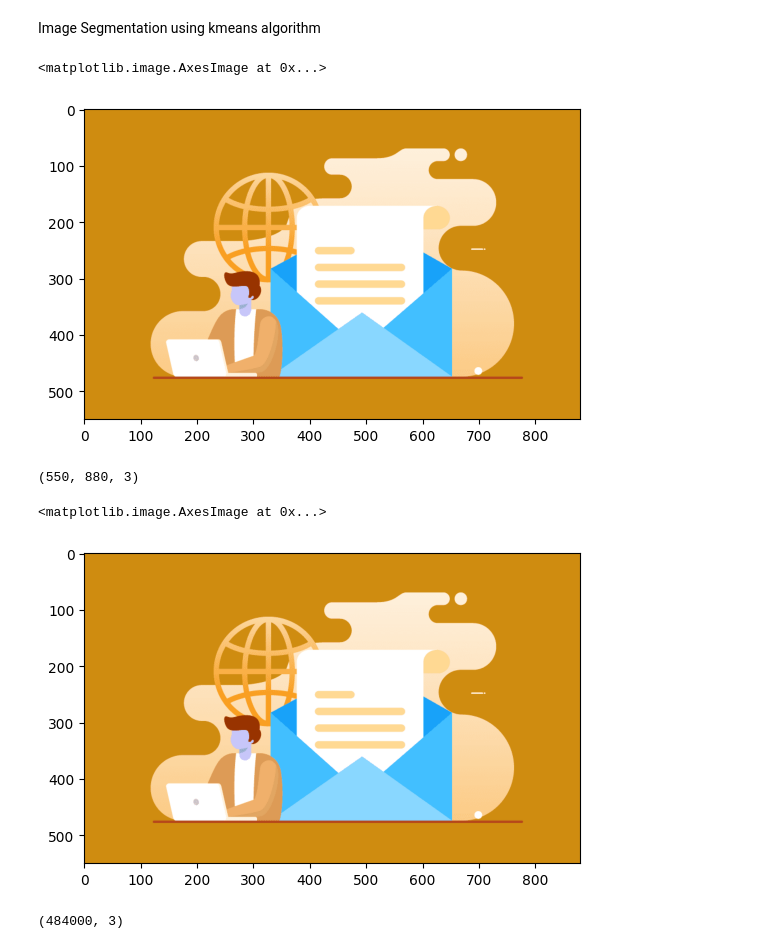
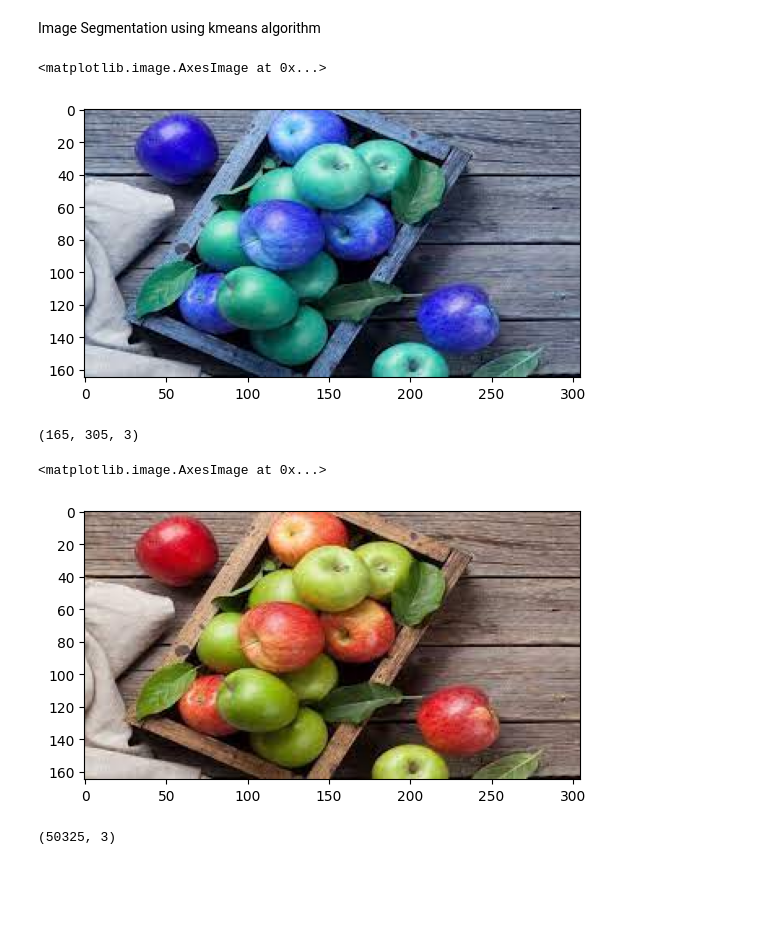
Before and after one commit to Nilay-rawal1/Image-Processing, a Jupyter notebook: module 4/kmeans clustering.ipynb, the cells around one changed output. Drawn from its saved outputs; the diff is of its cells as text; code cells hidden in the pictures; blank space fills up the shorter version.

```diff
--- a/module 4/kmeans clustering.ipynb
+++ b/module 4/kmeans clustering.ipynb
@@ -7,22 +7,22 @@ import matplotlib.pyplot as plt
 %matplotlib inline
 import cv2
 # %%
-img=cv2.imread("sample.png",cv2.IMREAD_UNCHANGED)
+img=cv2.imread("apple.jpeg",cv2.IMREAD_UNCHANGED)
 plt.imshow(img)
 # %% [output]
 <matplotlib.image.AxesImage at 0x...>
-[figure, old version]
+[figure, new version]
 # %%
 print(img.shape)
 # %% [output]
-(550, 880, 3)
+(165, 305, 3)
 # %%
 #converting
 img=cv2.cvtColor(img,cv2.COLOR_BGR2RGB)
 plt.imshow(img)
 # %% [output]
 <matplotlib.image.AxesImage at 0x...>
-[figure, old version]
+[figure, new version]
 # %%
 #flatterning
 pixel_values=img.reshape((-1,3))
@@ -31,7 +31,7 @@ pixel_values=np.float32(pixel_values)
 # %%
 print(pixel_values.shape)
 # %% [output]
-(484000, 3)
+(50325, 3)
 # %%
 #define stopping criteria
 criteria=(cv2.TERM_CRITERIA_EPS + cv2.TERM_CRITERIA_MAX_ITER,100,0.2 )
```
Also changed, not shown: parts of 4 cells of this notebook, 2 other files.
